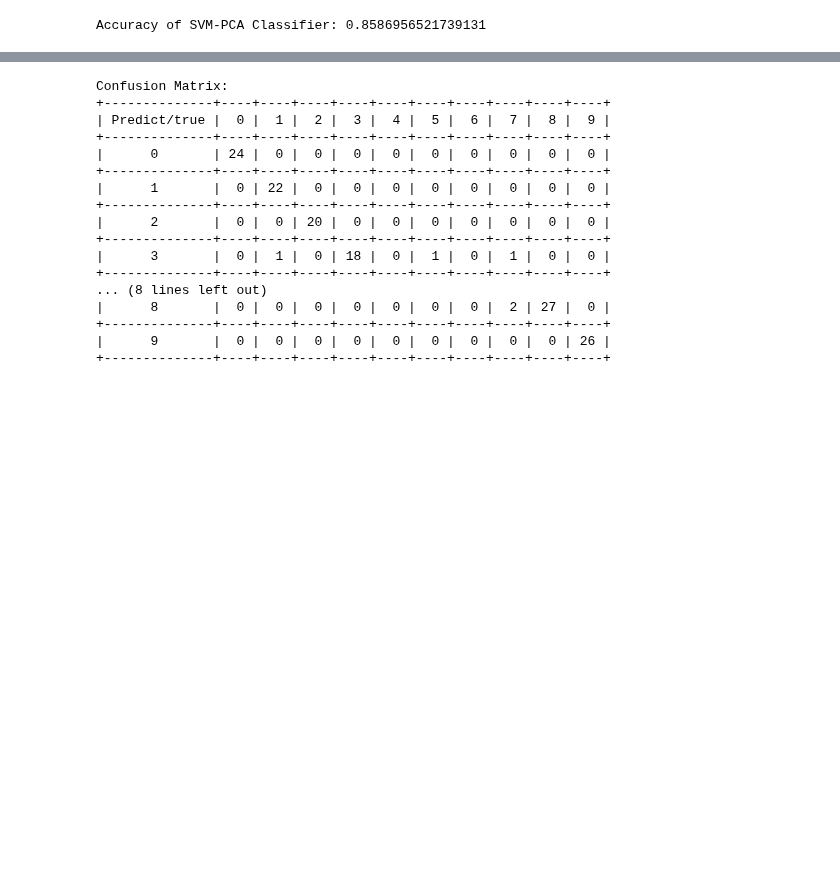
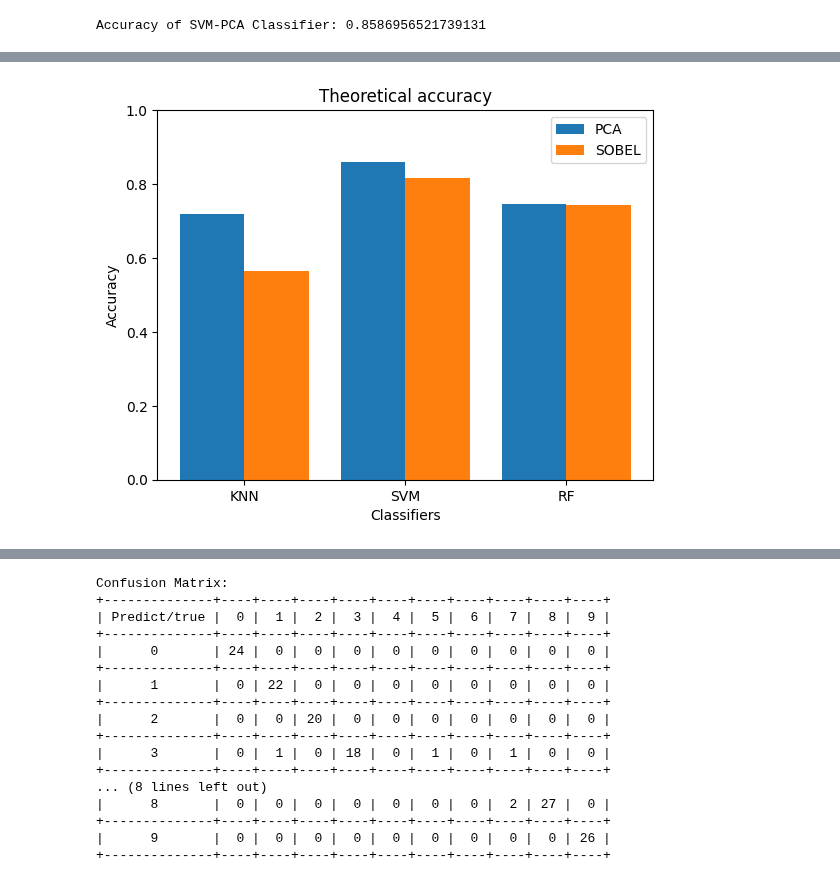
Before and after one commit to kareemotafy/AIProject, a Jupyter notebook: OCR.ipynb, the cells around one changed output, grey strips where cells are left out. Saved outputs shown, nothing was run; the diff lists cells and outputs as text; code cells hidden in the pictures; blank space fills up the shorter version.

Commit message:
add graph and classifier

```diff
--- a/OCR.ipynb
+++ b/OCR.ipynb
@@ -107,3 +108,13 @@ pca_svm_accuracy = accuracy_score(y_test, pca_svm_predictions)
 print("Accuracy of SVM-PCA Classifier:", pca_svm_accuracy)
 # %% [output]
 Accuracy of SVM-PCA Classifier: 0.8586956521739131
+# %%
+pca_rf_model = RandomForestClassifier(n_estimators=140,
+                                  max_depth=None,
+                                  min_samples_split=2,
+                                  min_samples_leaf=1,
+                                  random_state=42)
+pca_rf_model.fit(X_train_pca, y_train)
+y_pred = pca_rf_model.predict(X_test_pca)
+pca_rf_accuracy = accuracy_score(y_test, y_pred)
+print("Accuracy of RF-PCA Classifier:", pca_rf_accuracy)
@@ -109,0 +123,10 @@ Accuracy of SVM-PCA Classifier: 0.8586956521739131
+# %%
+sobel_rf_model = RandomForestClassifier(n_estimators=160,
+                                  max_depth=None,
+                                  min_samples_split=2,
+                                  min_samples_leaf=1,
+                                  random_state=42)
+sobel_rf_model.fit(x_train_sobel, y_train)
+y_pred = sobel_rf_model.predict(x_test_sobel)
+sobel_rf_accuracy = accuracy_score(y_test, y_pred)
+print("Accuracy of RF-Sobel Classifier:", sobel_rf_accuracy)
@@ -131,0 +157,20 @@ Area Under the Curve (AUC) for SVM-Sobel classifier: 0.9945618459379817
+# %%
+X = ['KNN','SVM','RF']
+PCA = [pca_knn_accuracy,pca_svm_accuracy,pca_rf_accuracy]
+SOBEL = [sobel_knn_accuracy,sobel_svm_accuracy,sobel_rf_accuracy]
+
+X_axis = np.arange(len(X))
+
+plt.bar(X_axis - 0.2, PCA, 0.4, label = 'PCA' )
+plt.bar(X_axis + 0.2, SOBEL, 0.4, label = 'SOBEL')
+
+plt.ylim(0, 1)
+
+plt.xticks(X_axis, X)
+plt.xlabel("Classifiers")
+plt.ylabel("Accuracy")
+plt.title("Theoretical accuracy")
+plt.legend()
+plt.show()
+# %% [output]
+[figure, added]
```
Also changed, not shown: parts of 9 cells of this notebook.
